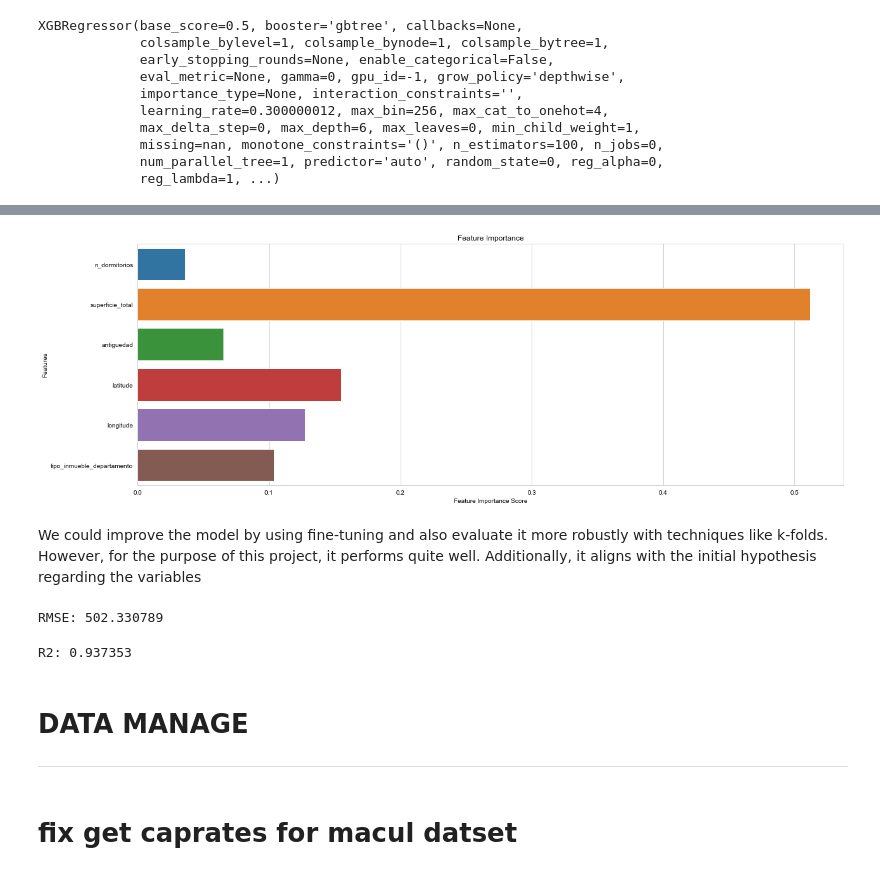
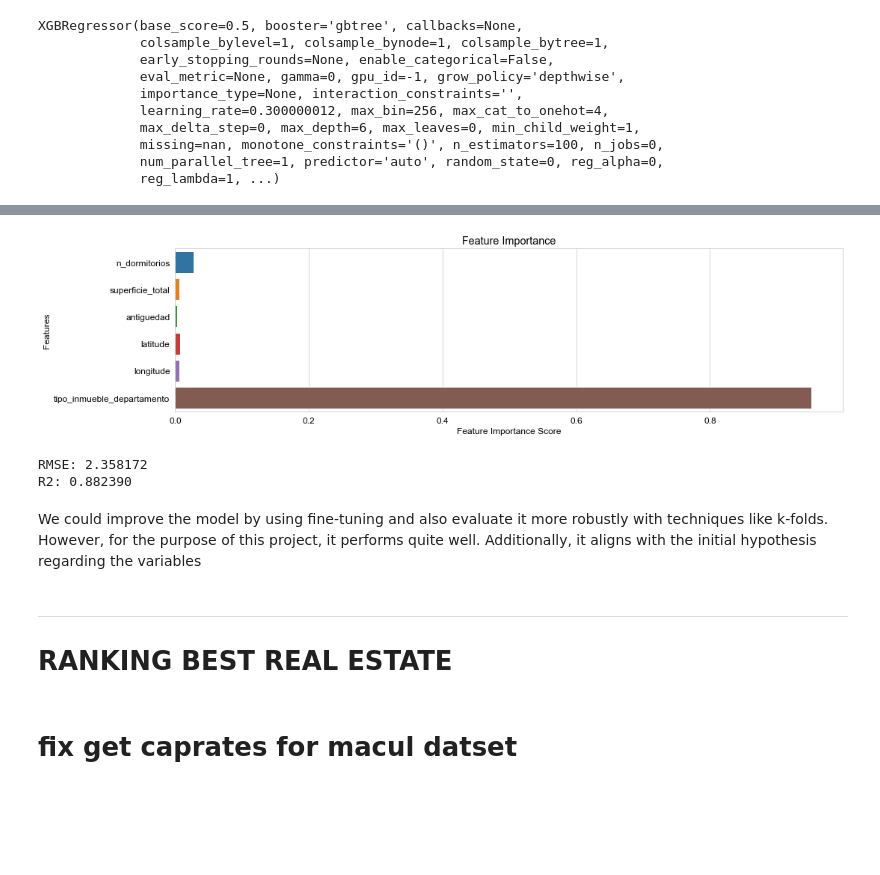
Before and after one commit to NEOZRO/portal_inmobiliario_web_scraper, a Jupyter notebook: main.ipynb, the cells around one changed output, grey strips where cells are left out. Cells and saved outputs as stored; diff of their text form; code cells hidden in the pictures; blank space fills up the shorter version.

```diff
--- a/main.ipynb
+++ b/main.ipynb
@@ -176,8 +232,8 @@ XGBRegressor(base_score=0.5, booster='gbtree', callbacks=None,
 # %%
 # RENT MODEL
 model_rent = xgboost.XGBRegressor()
-X_train, X_test, y_train, y_test = train_test_split(x_data_rent.values, y_data_rent.values, test_size=0.15, random_state=42) # NOQA
-model_rent.fit(X_train, y_train)
+X_train_rent, X_test_rent, y_train_rent, y_test_rent = train_test_split(x_data_rent.values, y_data_rent.values, test_size=0.15, random_state=42) # NOQA
+model_rent.fit(X_train_rent, y_train_rent)
 # %% [output]
 XGBRegressor(base_score=0.5, booster='gbtree', callbacks=None,
              colsample_bylevel=1, colsample_bynode=1, colsample_bytree=1,
@@ -204,33 +248,31 @@ plt.show()
-# %%
-feature_importance = model_sell.feature_importances_
-feature_names = x_data_sell.columns
-sns.barplot(x=feature_importance, y=feature_names)
-plt.xlabel('Feature Importance Score')
-plt.ylabel('Features')
-plt.title("Feature Importance")
-plt.show()
-# %% [output]
-[figure, removed]
+# %%
+# Feature importance
+
+fig = plt.figure(figsize=(16,4)) # NOQA
+feature_importance = model_rent.feature_importances_
+feature_names = x_data_rent.columns
+sns.barplot(x=feature_importance, y=feature_names)
+plt.xlabel('Feature Importance Score')
+plt.ylabel('Features')
+plt.title("Feature Importance")
+plt.show()
+# %% [output]
+[figure, added]
+# %%
+# SCORES
+y_pred = model_rent.predict(X_test_rent)
+rmse = np.sqrt(mean_squared_error(y_test_rent, y_pred))
+print("RMSE: %f" % (rmse))
+r2 = r2_score(y_test_rent, y_pred)
+print("R2: %f" % (r2))
+# %% [output]
+RMSE: 2.358172
+R2: 0.882390
 # %% [markdown]
 We could improve the model by using fine-tuning and also evaluate it more robustly with techniques like k-folds. However, for the purpose of this project, it performs quite well. Additionally, it aligns with the initial hypothesis regarding the variables
-# %%
-# get rmse
-from sklearn.metrics import mean_squared_error
-y_pred = model.predict(X_test)
-rmse = np.sqrt(mean_squared_error(y_test, y_pred))
-print("RMSE: %f" % (rmse))
-# %% [output]
-RMSE: 502.330789
-# %%
-# now r2
-from sklearn.metrics import r2_score
-r2 = r2_score(y_test, y_pred)
-print("R2: %f" % (r2))
-# %% [output]
-R2: 0.937353
 # %% [markdown]
-# DATA MANAGE
 ------------------------------------------
+# RANKING BEST REAL ESTATE
 # %% [markdown]
 # fix get caprates for macul datset
 # %%
```
Also changed, not shown: parts of 34 cells of this notebook.
